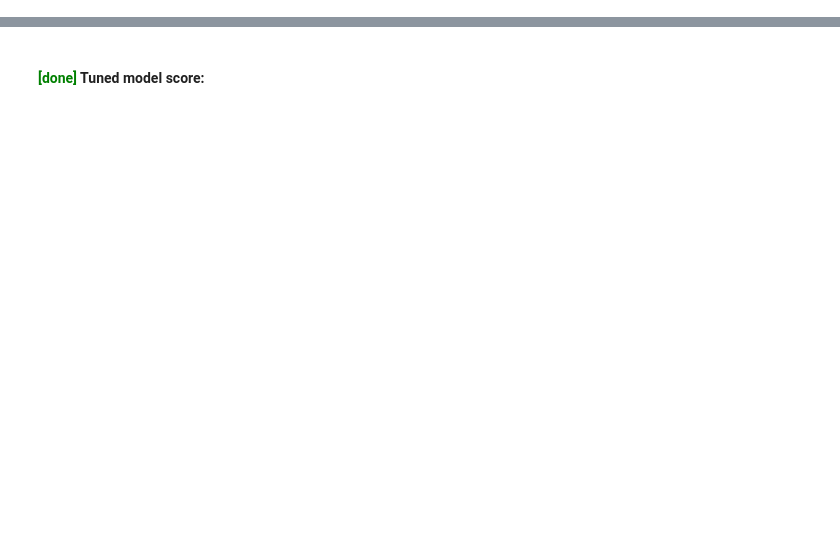
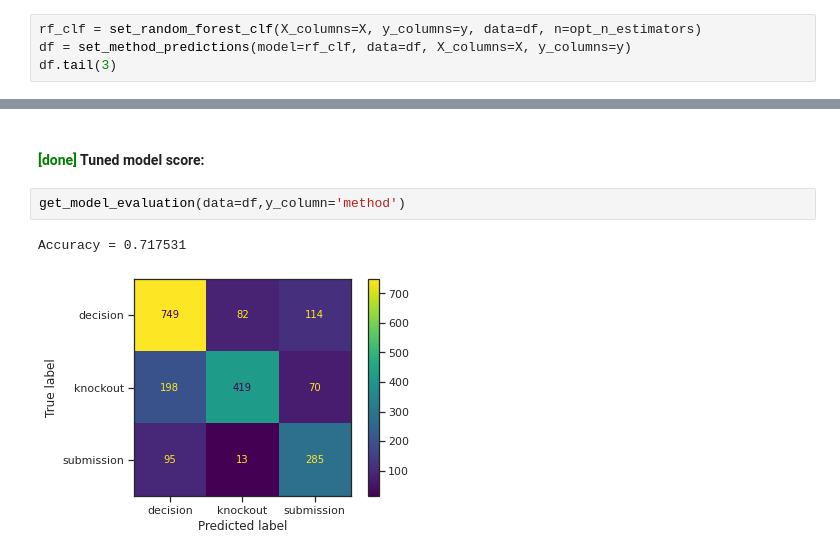
Before and after one commit to sagi778/ufc_fights_Predictor, a Jupyter notebook: notebooks/method_model_training.ipynb, the cells around one changed output, grey strips where cells are left out. Cells and saved outputs as stored; diff of their text form; blank space fills up the shorter version.

```diff
--- a/notebooks/method_model_training.ipynb
+++ b/notebooks/method_model_training.ipynb
@@ -129,2 +148,6 @@ t
 # %% [markdown]
 #### <span style='color:green'> **[done]** </span> Train model with chosen parameters:
+# %%
+rf_clf = set_random_forest_clf(X_columns=X, y_columns=y, data=df, n=opt_n_estimators)
+df = set_method_predictions(model=rf_clf, data=df, X_columns=X, y_columns=y)
+df.tail(3)
@@ -131,2 +159,7 @@ t
 # %% [markdown]
 #### <span style='color:green'> **[done]** </span> Tuned model score:
+# %%
+get_model_evaluation(data=df,y_column='method')
+# %% [output]
+Accuracy = 0.717531
+[figure, added]
```
Also changed, not shown: parts of 9 cells of this notebook, 3 other files.
